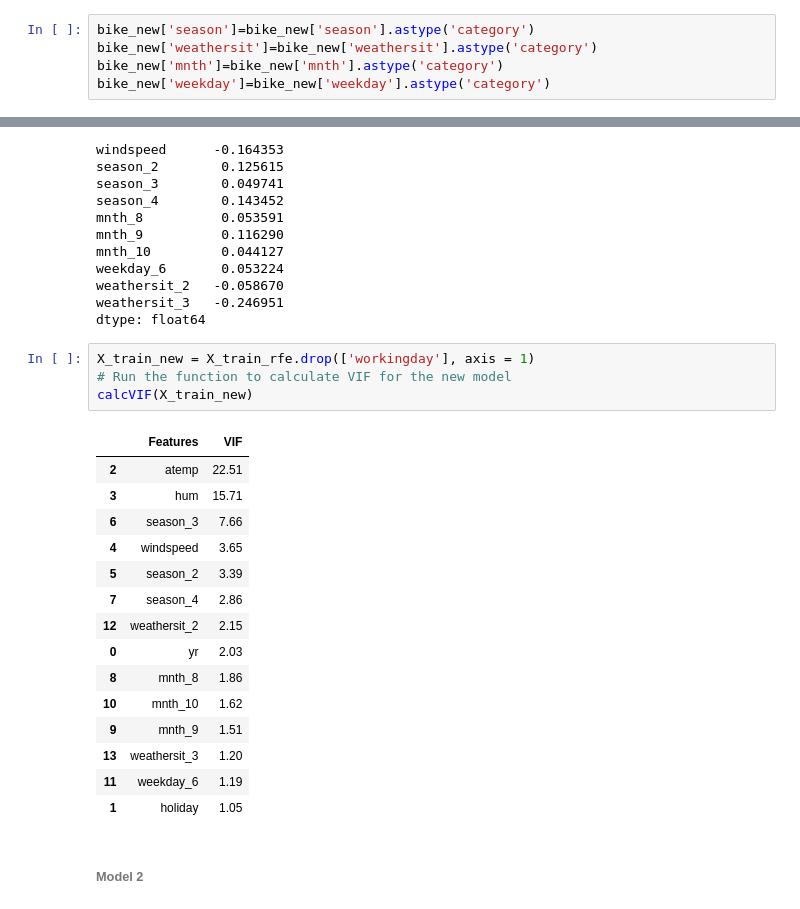
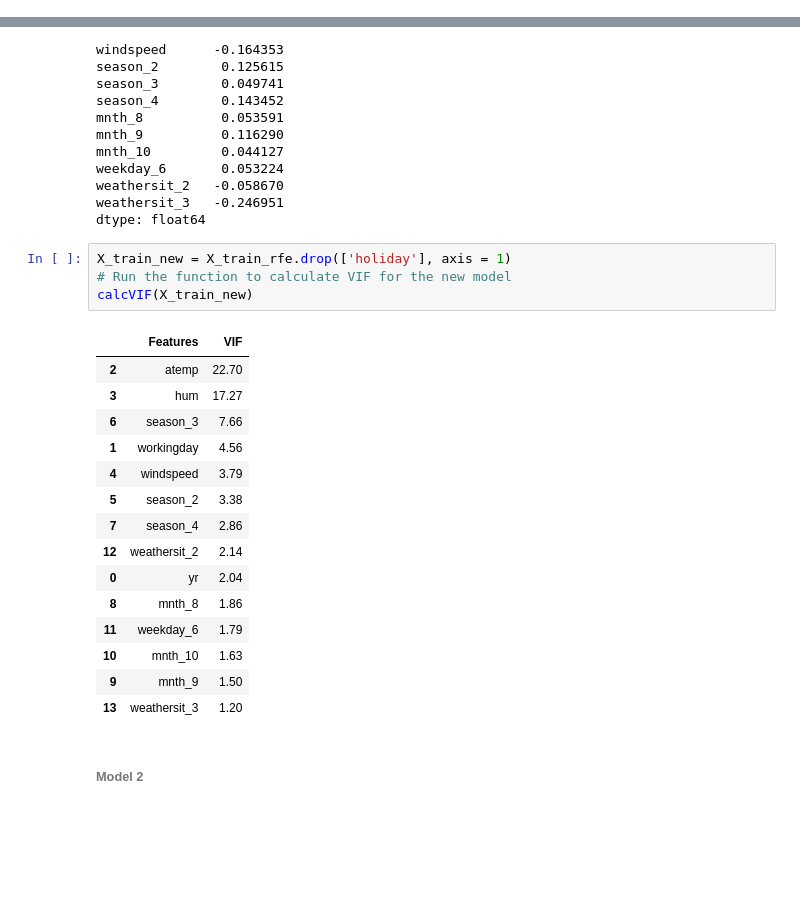
Before and after one commit to prashanthi-ch/Prashanthi_Bike_Sharing_assignment, a Jupyter notebook: Prashanthi_BIKE_SHARING.ipynb, the cells around one changed output, grey strips where cells are left out. Drawn from its saved outputs; the diff is of its cells as text; blank space fills up the shorter version.

```diff
--- a/Prashanthi_BIKE_SHARING.ipynb
+++ b/Prashanthi_BIKE_SHARING.ipynb
@@ -480,8 +495,3 @@ df_test.shape
-# %%
-bike_new['season']=bike_new['season'].astype('category')
-bike_new['weathersit']=bike_new['weathersit'].astype('category')
-bike_new['mnth']=bike_new['mnth'].astype('category')
-bike_new['weekday']=bike_new['weekday'].astype('category')
 # %%
 bike_new.info()
 # %% [output]
@@ -1018,25 +1037,25 @@ weathersit_2   -0.058670
 weathersit_3   -0.246951
 dtype: float64
 # %%
-X_train_new = X_train_rfe.drop(['workingday'], axis = 1)
+X_train_new = X_train_rfe.drop(['holiday'], axis = 1)
 # Run the function to calculate VIF for the new model
 calcVIF(X_train_new)
 # %% [output]
 |  | Features | VIF |
-| 2 | atemp | 22.51 |
-| 3 | hum | 15.71 |
+| 2 | atemp | 22.70 |
+| 3 | hum | 17.27 |
 | 6 | season_3 | 7.66 |
-| 4 | windspeed | 3.65 |
-| 5 | season_2 | 3.39 |
+| 1 | workingday | 4.56 |
+| 4 | windspeed | 3.79 |
+| 5 | season_2 | 3.38 |
 | 7 | season_4 | 2.86 |
-| 12 | weathersit_2 | 2.15 |
-| 0 | yr | 2.03 |
+| 12 | weathersit_2 | 2.14 |
+| 0 | yr | 2.04 |
 | 8 | mnth_8 | 1.86 |
-| 10 | mnth_10 | 1.62 |
-| 9 | mnth_9 | 1.51 |
+| 11 | weekday_6 | 1.79 |
+| 10 | mnth_10 | 1.63 |
+| 9 | mnth_9 | 1.50 |
 | 13 | weathersit_3 | 1.20 |
-| 11 | weekday_6 | 1.19 |
-| 1 | holiday | 1.05 |
 # %% [markdown]
 ###### Model 2
 # %%
```
Also changed, not shown: parts of 39 cells of this notebook.
